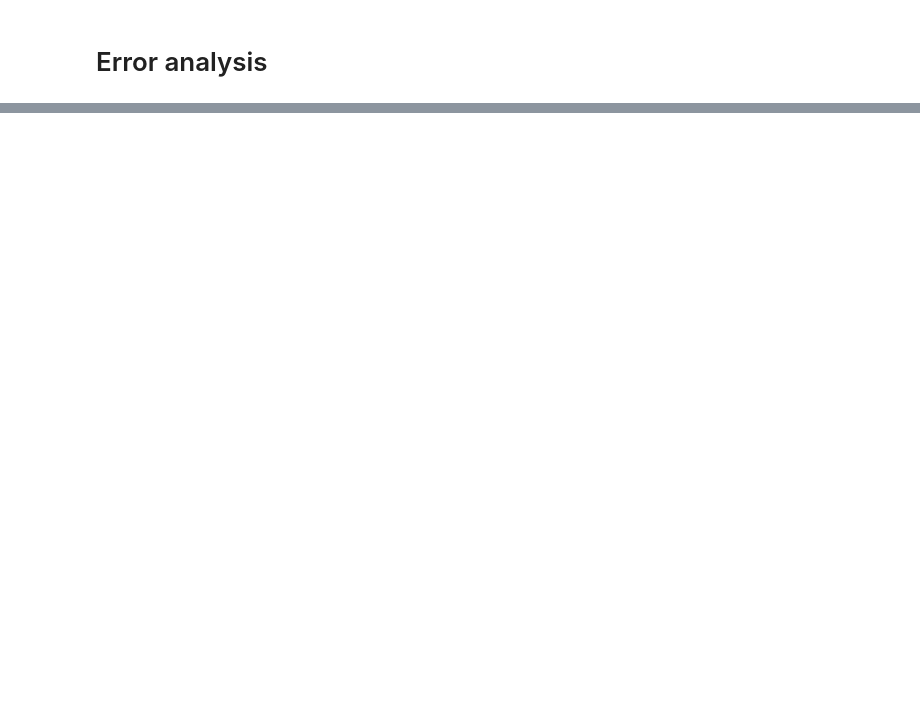
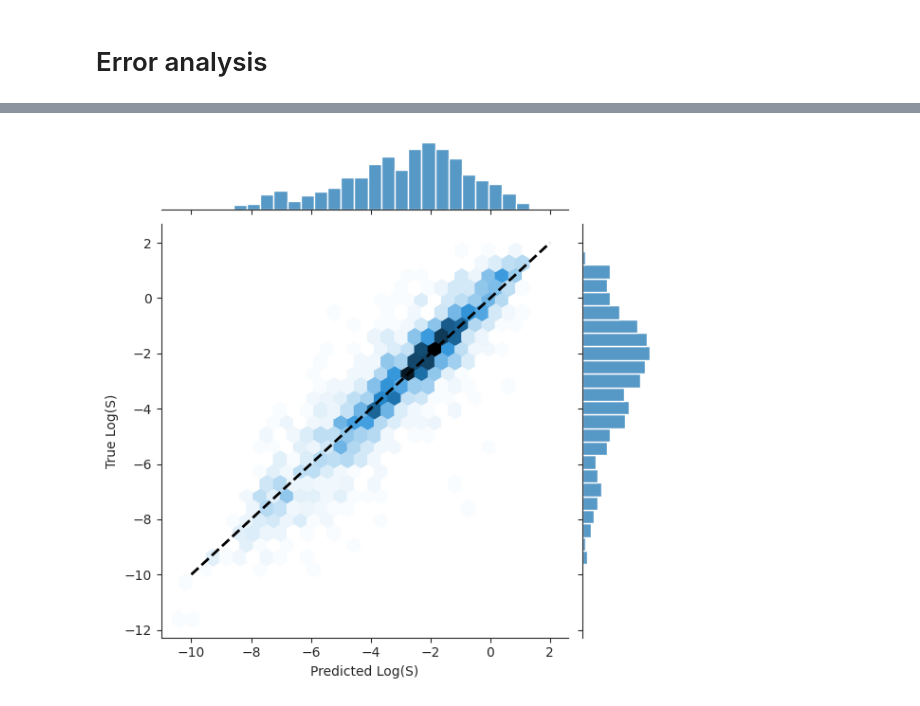
Before and after one commit to ManuelGehl/molecule_solubility, a Jupyter notebook: scripts/fingerprint_models.ipynb, the cells around one changed output, grey strips where cells are left out. Saved outputs shown, nothing was run; the diff lists cells and outputs as text; code cells hidden in the pictures; blank space fills up the shorter version.

Commit message:
Finished error analysis

```diff
--- a/scripts/fingerprint_models.ipynb
+++ b/scripts/fingerprint_models.ipynb
@@ -566,19 +585,13 @@ plt.show()
 # Error analysis
 # %%
 # Get predictions of voting classifier
-voting_predictions = voting_regressor.predict(X_test_cont)
+voting_predictions = voting_regressor.predict(test_combined)
 # Create dataframe for error analysis
-error_analysis_df = X_test_cont.assign(
-    solubility=y_test_cont,
+error_analysis_df = test_data.assign(
+    solubility=test_labels,
     prediction=voting_predictions)
 # Add residuals
 error_analysis_df = error_analysis_df.assign(
     residual=error_analysis_df["solubility"] - error_analysis_df["prediction"])
-# Extract name and smiles from original dataset
-name_and_smiles = dataset.iloc[error_analysis_df.index, ].loc[:, ["Name", "SMILES"]]
-error_analysis_df = error_analysis_df.assign(
-    name=name_and_smiles.loc[:, "Name"],
-    smiles=name_and_smiles.loc[:, "SMILES"]
-)
 
 error_analysis_df
@@ -584,0 +612,12 @@ error_analysis_df
+# %%
+# Create parity plot
+sns.set_style("ticks")
+sns.jointplot(x=error_analysis_df.loc[:, "prediction"], y=error_analysis_df.loc[:, "solubility"], kind="hex")
+x_line = np.linspace(-10, 2, 100)
+y_line = x_line
+plt.plot(x_line, y_line, color='black', linestyle='--', linewidth=2, label='y = x')
+plt.xlabel('Predicted Log(S)')
+plt.ylabel('True Log(S)')
+plt.show()
+# %% [output]
+[figure, added]
```
Also changed, not shown: parts of 14 cells of this notebook, 2 other files.
